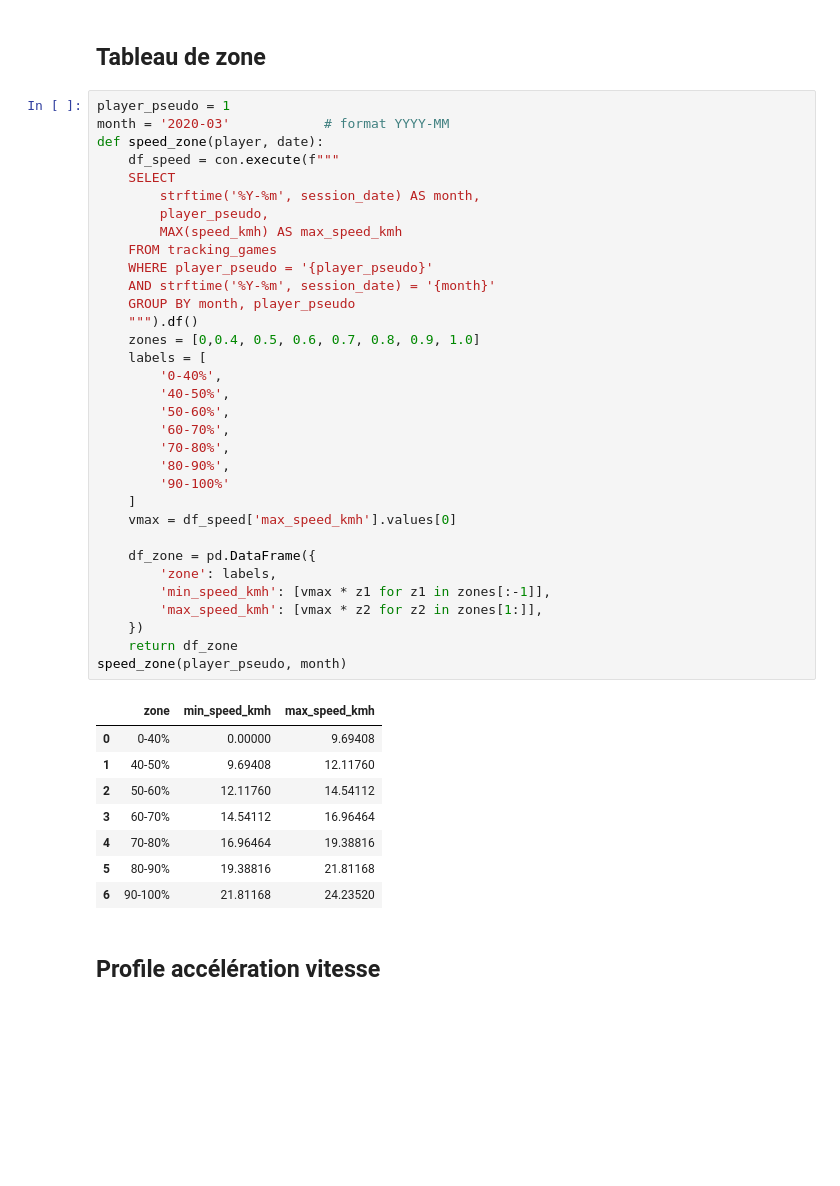
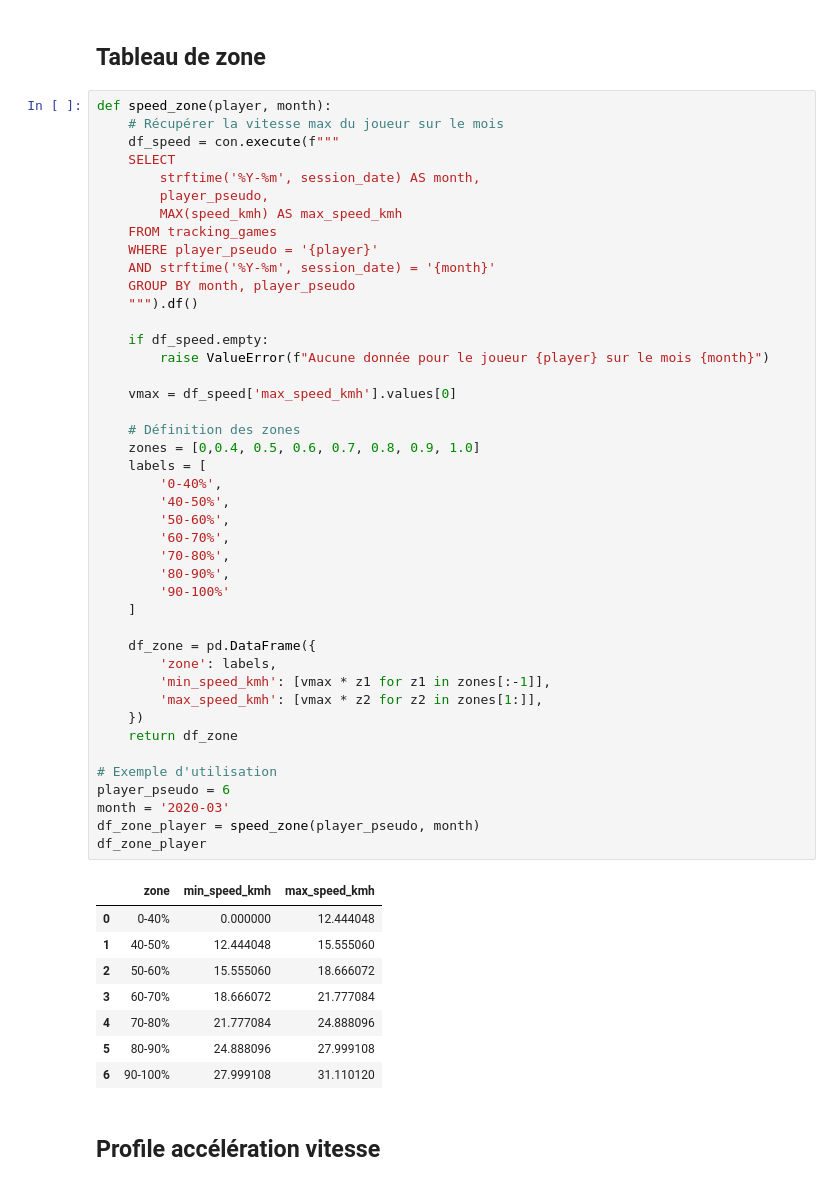
Before and after one commit to TheoLec-student/Data-Science-Foot, a Jupyter notebook: Individuel.ipynb, the cells around one changed output. Saved outputs shown, nothing was run; the diff lists cells and outputs as text; blank space fills up the shorter version.

```diff
--- a/Individuel.ipynb
+++ b/Individuel.ipynb
@@ -31,47 +44,57 @@ DuckDB ready
 # %% [markdown]
 ## Tableau de zone
 # %%
-player_pseudo = 1
-month = '2020-03'            # format YYYY-MM
-def speed_zone(player, date):
+def speed_zone(player, month):
+    # Récupérer la vitesse max du joueur sur le mois
     df_speed = con.execute(f"""
     SELECT
         strftime('%Y-%m', session_date) AS month,
         player_pseudo,
         MAX(speed_kmh) AS max_speed_kmh
     FROM tracking_games
-    WHERE player_pseudo = '{player_pseudo}'
+    WHERE player_pseudo = '{player}'
     AND strftime('%Y-%m', session_date) = '{month}'
     GROUP BY month, player_pseudo
     """).df()
+
+    if df_speed.empty:
+        raise ValueError(f"Aucune donnée pour le joueur {player} sur le mois {month}")
+
+    vmax = df_speed['max_speed_kmh'].values[0]
+
+    # Définition des zones
     zones = [0,0.4, 0.5, 0.6, 0.7, 0.8, 0.9, 1.0]
     labels = [
         '0-40%',
         '40-50%',
         '50-60%',
         '60-70%',
         '70-80%',
         '80-90%',
         '90-100%'
     ]
-    vmax = df_speed['max_speed_kmh'].values[0]
 
     df_zone = pd.DataFrame({
         'zone': labels,
         'min_speed_kmh': [vmax * z1 for z1 in zones[:-1]],
         'max_speed_kmh': [vmax * z2 for z2 in zones[1:]],
     })
     return df_zone
-speed_zone(player_pseudo, month)
+
+# Exemple d'utilisation
+player_pseudo = 6
+month = '2020-03'
+df_zone_player = speed_zone(player_pseudo, month)
+df_zone_player
 # %% [output]
 |  | zone | min_speed_kmh | max_speed_kmh |
-| 0 | 0-40% | 0.00000 | 9.69408 |
-| 1 | 40-50% | 9.69408 | 12.11760 |
-| 2 | 50-60% | 12.11760 | 14.54112 |
-| 3 | 60-70% | 14.54112 | 16.96464 |
-| 4 | 70-80% | 16.96464 | 19.38816 |
-| 5 | 80-90% | 19.38816 | 21.81168 |
-| 6 | 90-100% | 21.81168 | 24.23520 |
+| 0 | 0-40% | 0.000000 | 12.444048 |
+| 1 | 40-50% | 12.444048 | 15.555060 |
+| 2 | 50-60% | 15.555060 | 18.666072 |
+| 3 | 60-70% | 18.666072 | 21.777084 |
+| 4 | 70-80% | 21.777084 | 24.888096 |
+| 5 | 80-90% | 24.888096 | 27.999108 |
+| 6 | 90-100% | 27.999108 | 31.110120 |
 # %% [markdown]
 ## Profile accélération vitesse
 # %% [markdown]
```
Also changed, not shown: parts of 9 cells of this notebook, 2 other files.
